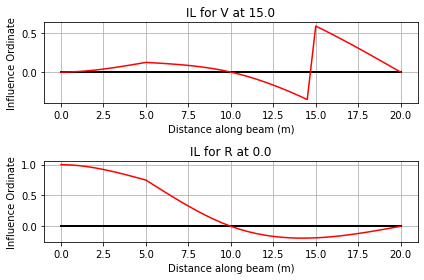
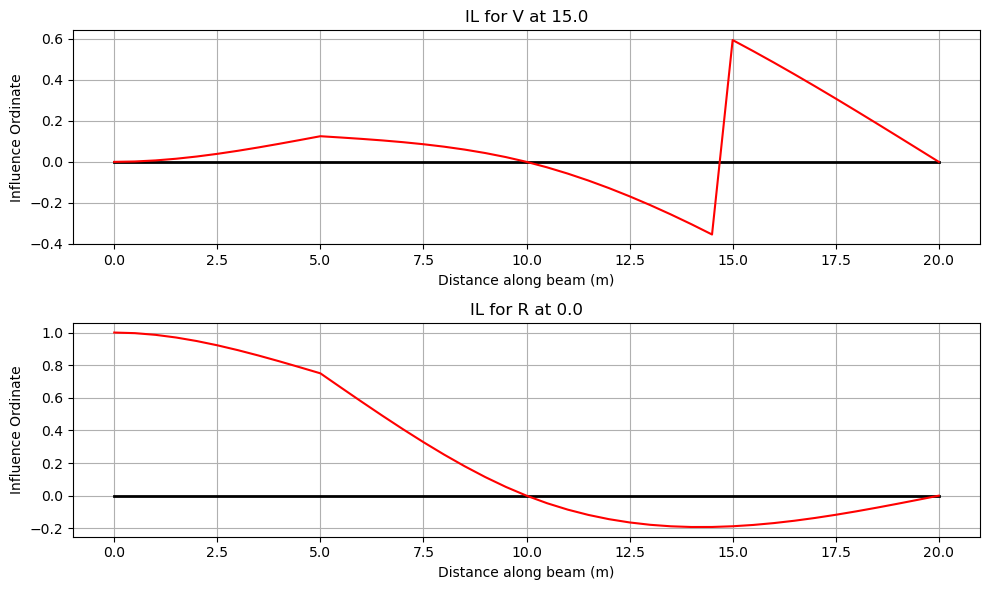
The notebook cell's code change between the first figure and the second:
--- before
+++ after
@@ -1,3 +1,3 @@
-fig, axs = plt.subplots(2, 1)
+fig, axs = plt.subplots(2, 1, figsize=(10, 6))
 ils.plot_il(15.0, "V", axs[0])
 ils.plot_il(0.0, "R", axs[1])

Commit: Post-tensioning preprocessor + plotting and docs overhaul (#154)